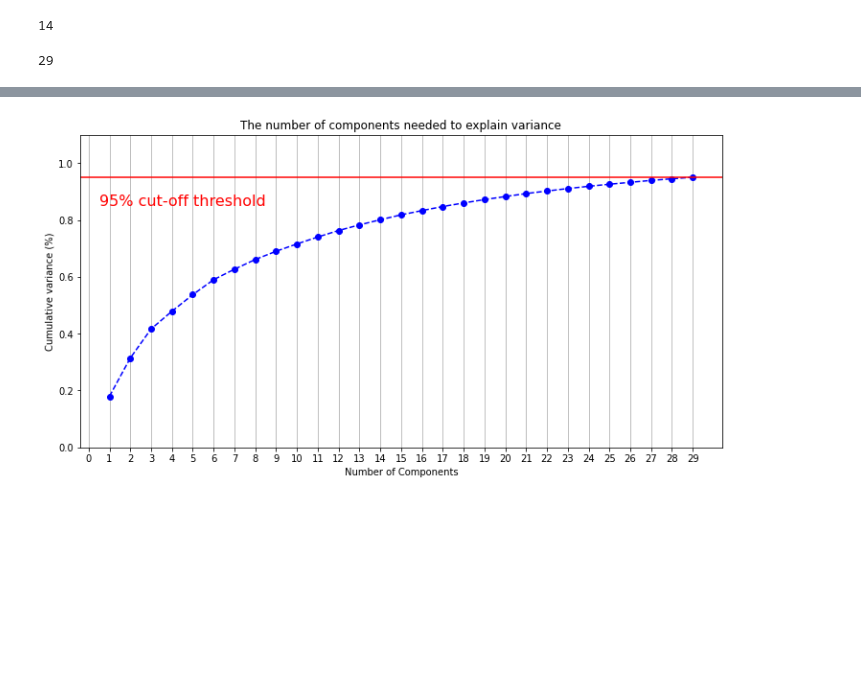
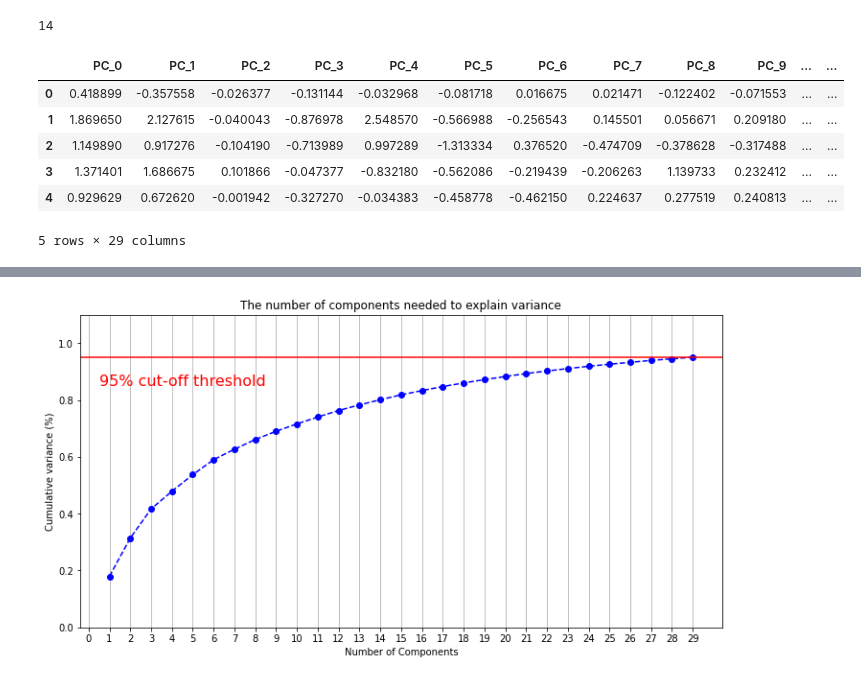
Before and after one commit to pierandreamorelli/cs_data_analysis, a Jupyter notebook: cs_data_analysis.ipynb, the cells around one changed output, grey strips where cells are left out. Cells and saved outputs as stored; diff of their text form; code cells hidden in the pictures; blank space fills up the shorter version.

```diff
--- a/cs_data_analysis.ipynb
+++ b/cs_data_analysis.ipynb
@@ -285,7 +345,15 @@ pca2.n_components_
 # %%
 pca3 = PCA(n_components=0.95)
 pca3.fit(norm_df_PY)
-reduced = pca3.transform(norm_df_PY)
-pca3.n_components_
+columns = ['PC_%i' % i for i in range(29)]
+df_pca_PY  = pd.DataFrame(pca3.transform(norm_df_PY), columns=columns, index=norm_df_PY.index)
+
+df_pca_PY.head()
 # %% [output]
+|  | PC_0 | PC_1 | PC_2 | PC_3 | PC_4 | PC_5 | PC_6 | PC_7 | PC_8 | PC_9 | ... | ... |
+| 0 | 0.418899 | -0.357558 | -0.026377 | -0.131144 | -0.032968 | -0.081718 | 0.016675 | 0.021471 | -0.122402 | -0.071553 | ... | ... |
+| 1 | 1.869650 | 2.127615 | -0.040043 | -0.876978 | 2.548570 | -0.566988 | -0.256543 | 0.145501 | 0.056671 | 0.209180 | ... | ... |
+| 2 | 1.149890 | 0.917276 | -0.104190 | -0.713989 | 0.997289 | -1.313334 | 0.376520 | -0.474709 | -0.378628 | -0.317488 | ... | ... |
+| 3 | 1.371401 | 1.686675 | 0.101866 | -0.047377 | -0.832180 | -0.562086 | -0.219439 | -0.206263 | 1.139733 | 0.232412 | ... | ... |
+| 4 | 0.929629 | 0.672620 | -0.001942 | -0.327270 | -0.034383 | -0.458778 | -0.462150 | 0.224637 | 0.277519 | 0.240813 | ... | ... |
-29
+5 rows × 29 columns
```
Also changed, not shown: parts of 11 cells of this notebook.
